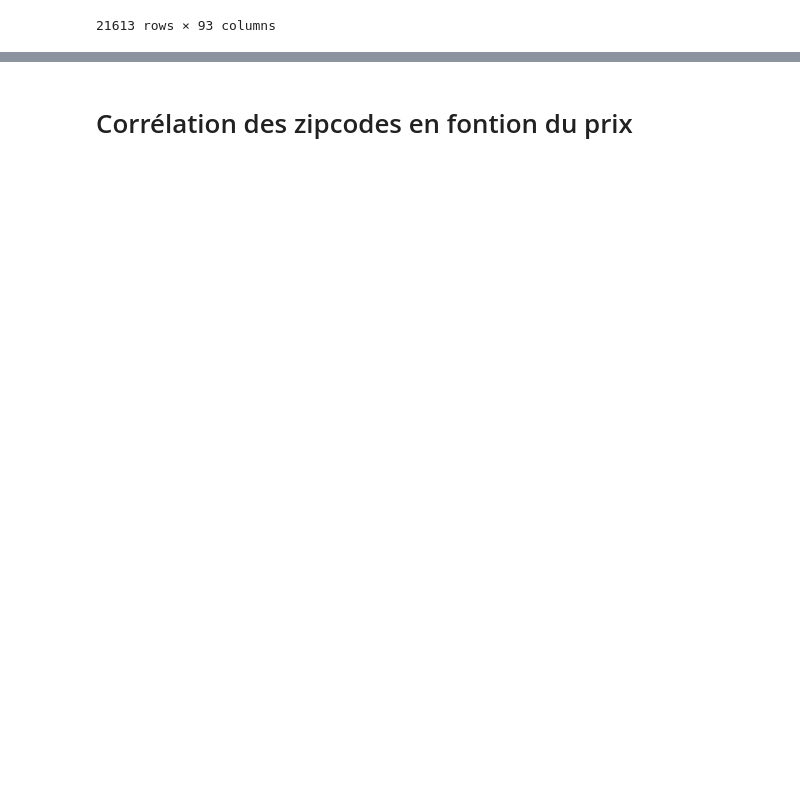
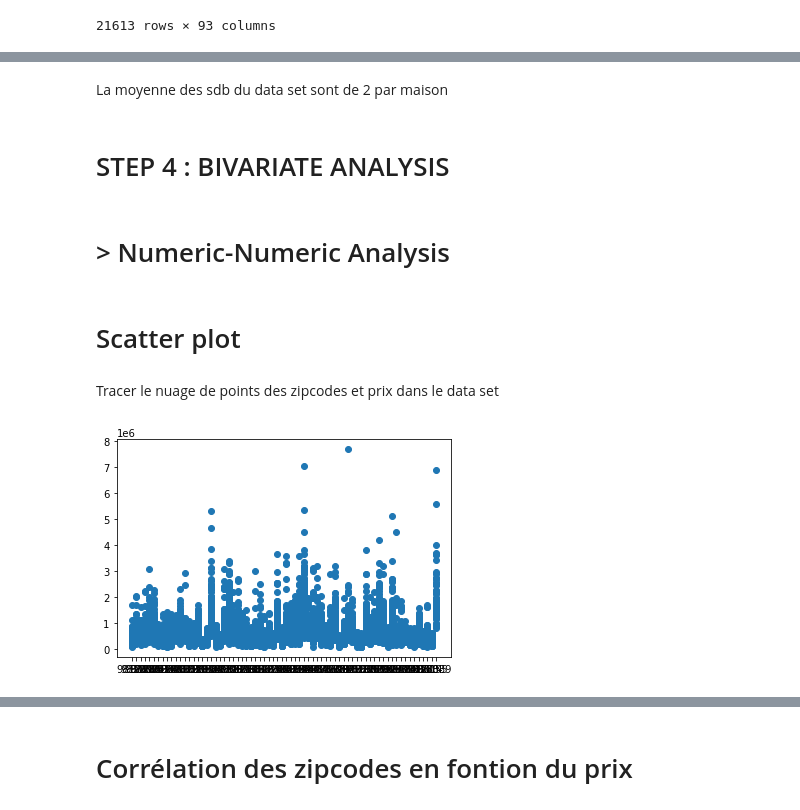
Before and after one commit to NinaNusb/Prediction_prix_maisons, a Jupyter notebook: data_cleaning_analysis.ipynb, the cells around one changed output, grey strips where cells are left out. Cells and saved outputs as stored; diff of their text form; code cells hidden in the pictures; blank space fills up the shorter version.

```diff
--- a/data_cleaning_analysis.ipynb
+++ b/data_cleaning_analysis.ipynb
@@ -181,0 +267,15 @@ df_house_zipcode
+# %% [markdown]
+La moyenne des sdb du data set sont de 2 par maison
+# %% [markdown]
+# STEP 4 : BIVARIATE ANALYSIS
+# %% [markdown]
+# > Numeric-Numeric Analysis
+# %% [markdown]
+# Scatter plot
+# %% [markdown]
+Tracer le nuage de points des zipcodes et prix dans le data set
+# %%
+plt.scatter(df_house.zipcode, df_house.price)
+plt.show()
+# %% [output]
+[figure, added]
```
Also changed, not shown: parts of 53 cells of this notebook, 2 other files.
